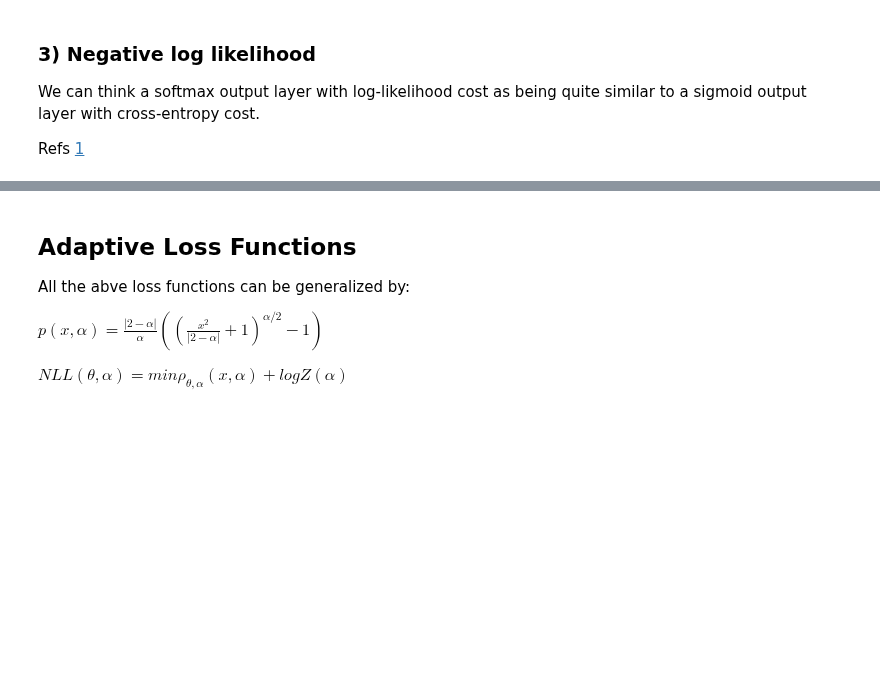
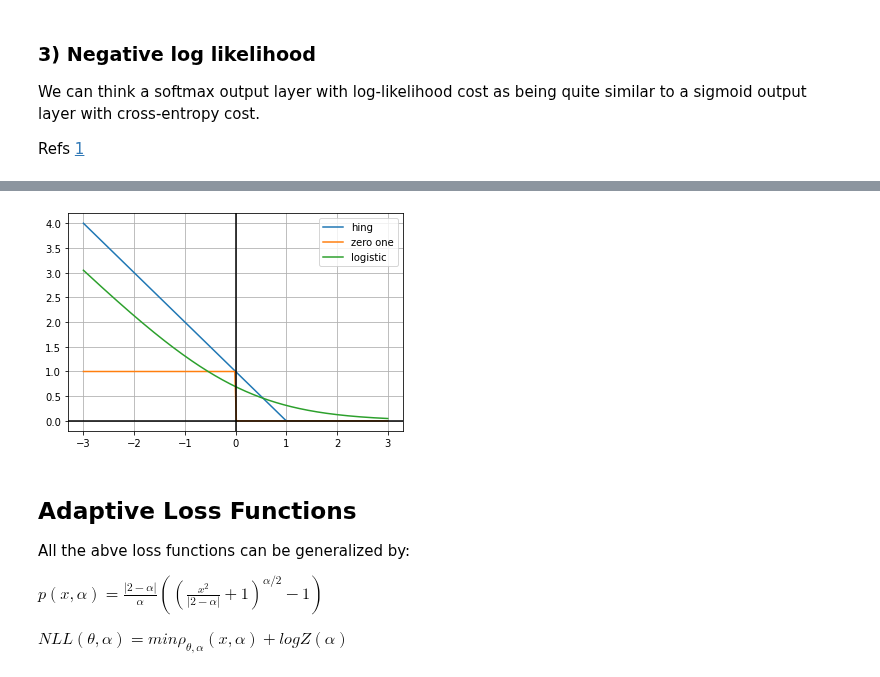
Before and after one commit to behnamasadi/PythonTutorial, a Jupyter notebook: Machine_Learning/nn/loss_functions.ipynb, the cells around one changed output, grey strips where cells are left out. Drawn from its saved outputs; the diff is of its cells as text; code cells hidden in the pictures; blank space fills up the shorter version.

```diff
--- a/Machine_Learning/nn/loss_functions.ipynb
+++ b/Machine_Learning/nn/loss_functions.ipynb
@@ -182,3 +191,41 @@ $L_i=max(0,1-y_i|\textbf{W}.\textbf{X}_i+b|)$
+# %%
+import  matplotlib.pyplot as plt
+import numpy as np
+%matplotlib inline
+
+def hing_loss(classification_multiplied_by_label):
+        return np.maximum(0,1-classification_multiplied_by_label)
+
+
+def zero_one_loss(classification_multiplied_by_label):
+        return [ 0 if x>0 else 1   for x in classification_multiplied_by_label]
+
+def logistic_loss(classification_multiplied_by_label):
+        return np.log(1+np.exp(-classification_multiplied_by_label))
+
+
+classification_multiplied_by_label=np.linspace(-3,3,200)
+
+hing_loss_output=hing_loss(classification_multiplied_by_label)
+zero_one_loss_output=zero_one_loss(classification_multiplied_by_label)
+logistic_loss_output=logistic_loss(classification_multiplied_by_label)
+
+
+
+hing_loss_label,=plt.plot(classification_multiplied_by_label,hing_loss_output, label='hing')
+zero_one_label,=plt.plot(classification_multiplied_by_label,zero_one_loss_output, label='zero one')
+logistic_loss_label,=plt.plot(classification_multiplied_by_label,logistic_loss_output, label='logistic')
+
+plt.legend(handles=[hing_loss_label,zero_one_label,logistic_loss_label])
+
+plt.grid(True, which='both')
+
+plt.axhline(y=0, color='k')
+plt.axvline(x=0, color='k')
+
+plt.show()
+# %% [output]
+[figure, added]
 # %% [markdown]
 ## Adaptive Loss Functions
 All the abve loss functions can be generalized by:
```
Also changed, not shown: parts of 1 cell of this notebook, 3 other files.
